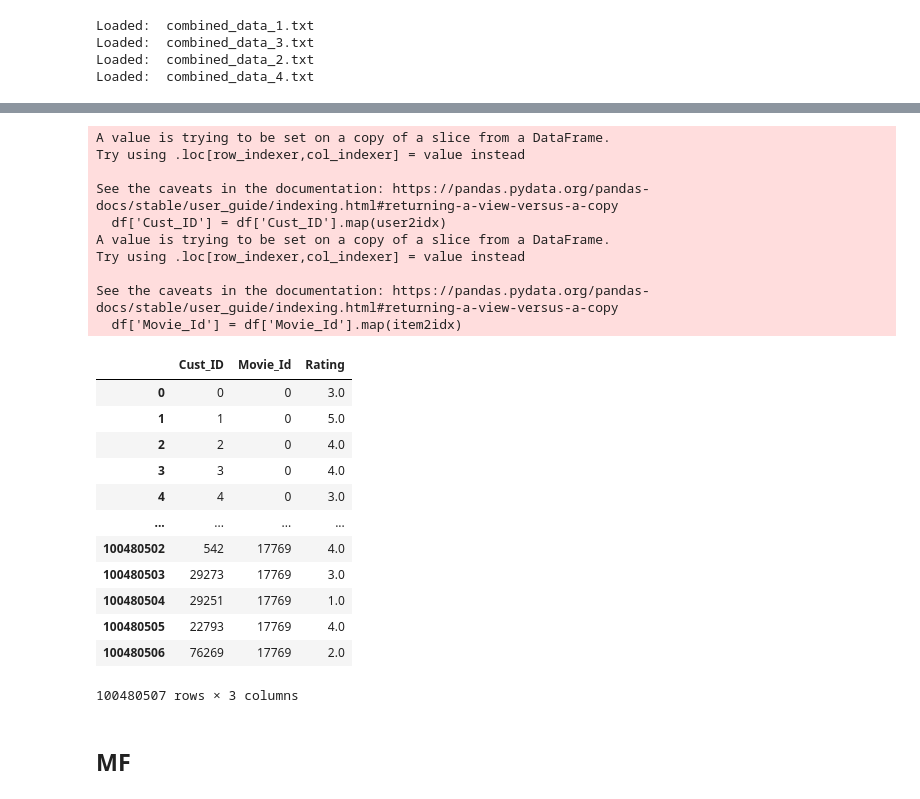
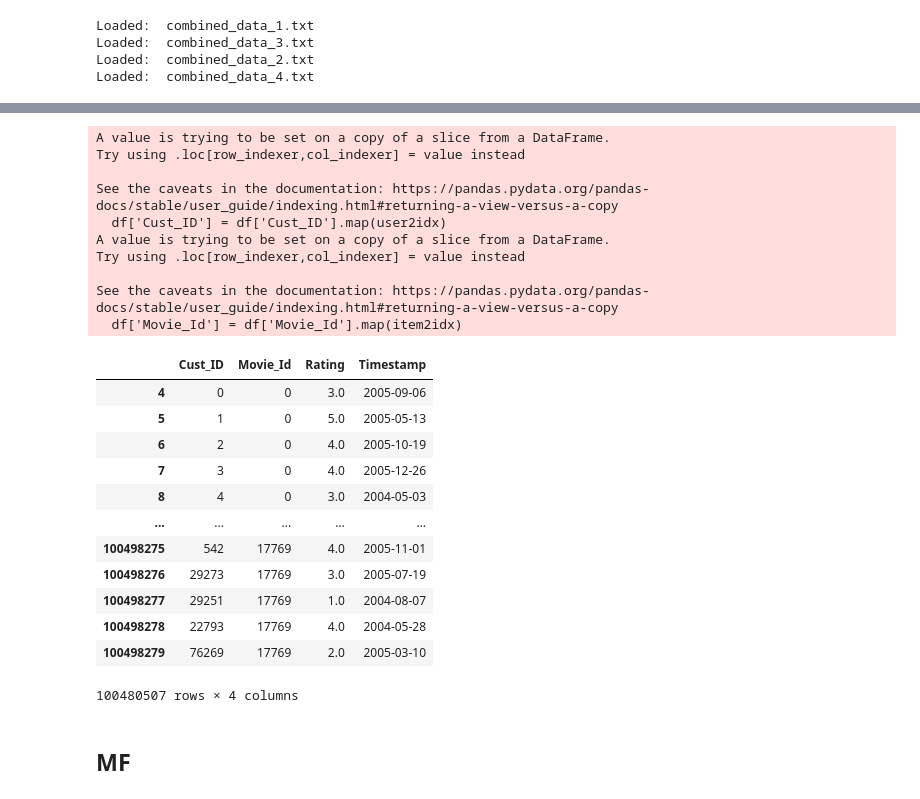
Before and after one commit to sangwu99/2023-Summer-Internship-DSAIL, a Jupyter notebook: Recsys/Netflix/Netflix.ipynb, the cells around one changed output, grey strips where cells are left out. Saved outputs shown, nothing was run; the diff lists cells and outputs as text; code cells hidden in the pictures.

```diff
--- a/Recsys/Netflix/Netflix.ipynb
+++ b/Recsys/Netflix/Netflix.ipynb
@@ -31,10 +31,10 @@ data_list
  'combined_data_2.txt',
  'combined_data_4.txt']
 # %%
-df = pd.DataFrame({'Cust_ID','Rating'})
+df = pd.DataFrame({'Cust_ID','Rating','Timestamp'})
 
 for data in data_list:
-    temp_df = pd.read_csv(os.path.join(dpath, data), header = None, names = ['Cust_ID', 'Rating'], usecols = [0,1])
+    temp_df = pd.read_csv(os.path.join(dpath, data), header = None, names = ['Cust_ID', 'Rating','Timestamp'], usecols = [0,1,2])
     temp_df['Rating'] = temp_df['Rating'].astype(float)
     df = pd.concat([df, temp_df])
     print("Loaded: ", data)
@@ -120,33 +110,33 @@ See the caveats in the documentation: https://pandas.pydata.org/pandas-docs/stab
 # %%
-df = df[['Cust_ID', 'Movie_Id', 'Rating']]
+df = df[['Cust_ID', 'Movie_Id', 'Rating','Timestamp']]
 
 user2idx = {j:i for i,j in enumerate(df['Cust_ID'].unique())}
 item2idx = {j:i for i,j in enumerate(df['Movie_Id'].unique())}
 df['Cust_ID'] = df['Cust_ID'].map(user2idx)
 df['Movie_Id'] = df['Movie_Id'].map(item2idx)
 df
 # %% [output]
 A value is trying to be set on a copy of a slice from a DataFrame.
 Try using .loc[row_indexer,col_indexer] = value instead
 
 See the caveats in the documentation: https://pandas.pydata.org/pandas-docs/stable/user_guide/indexing.html#returning-a-view-versus-a-copy
   df['Cust_ID'] = df['Cust_ID'].map(user2idx)
 A value is trying to be set on a copy of a slice from a DataFrame.
 Try using .loc[row_indexer,col_indexer] = value instead
 
 See the caveats in the documentation: https://pandas.pydata.org/pandas-docs/stable/user_guide/indexing.html#returning-a-view-versus-a-copy
   df['Movie_Id'] = df['Movie_Id'].map(item2idx)
-|  | Cust_ID | Movie_Id | Rating |
-| 0 | 0 | 0 | 3.0 |
-| 1 | 1 | 0 | 5.0 |
-| 2 | 2 | 0 | 4.0 |
-| 3 | 3 | 0 | 4.0 |
-| 4 | 4 | 0 | 3.0 |
-| ... | ... | ... | ... |
-| 100480502 | 542 | 17769 | 4.0 |
-| 100480503 | 29273 | 17769 | 3.0 |
-| 100480504 | 29251 | 17769 | 1.0 |
-| 100480505 | 22793 | 17769 | 4.0 |
-| 100480506 | 76269 | 17769 | 2.0 |
+|  | Cust_ID | Movie_Id | Rating | Timestamp |
+| 4 | 0 | 0 | 3.0 | 2005-09-06 |
+| 5 | 1 | 0 | 5.0 | 2005-05-13 |
+| 6 | 2 | 0 | 4.0 | 2005-10-19 |
+| 7 | 3 | 0 | 4.0 | 2005-12-26 |
+| 8 | 4 | 0 | 3.0 | 2004-05-03 |
+| ... | ... | ... | ... | ... |
+| 100498275 | 542 | 17769 | 4.0 | 2005-11-01 |
+| 100498276 | 29273 | 17769 | 3.0 | 2005-07-19 |
+| 100498277 | 29251 | 17769 | 1.0 | 2004-08-07 |
+| 100498278 | 22793 | 17769 | 4.0 | 2004-05-28 |
+| 100498279 | 76269 | 17769 | 2.0 | 2005-03-10 |
-100480507 rows × 3 columns
+100480507 rows × 4 columns
 # %%
```
Also changed, not shown: parts of 36 cells of this notebook.
